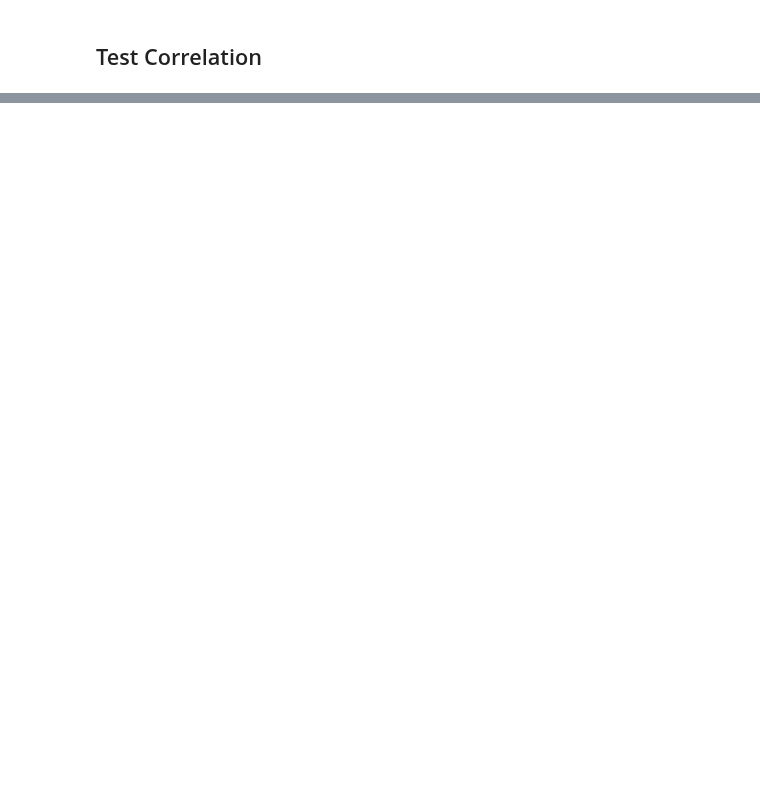
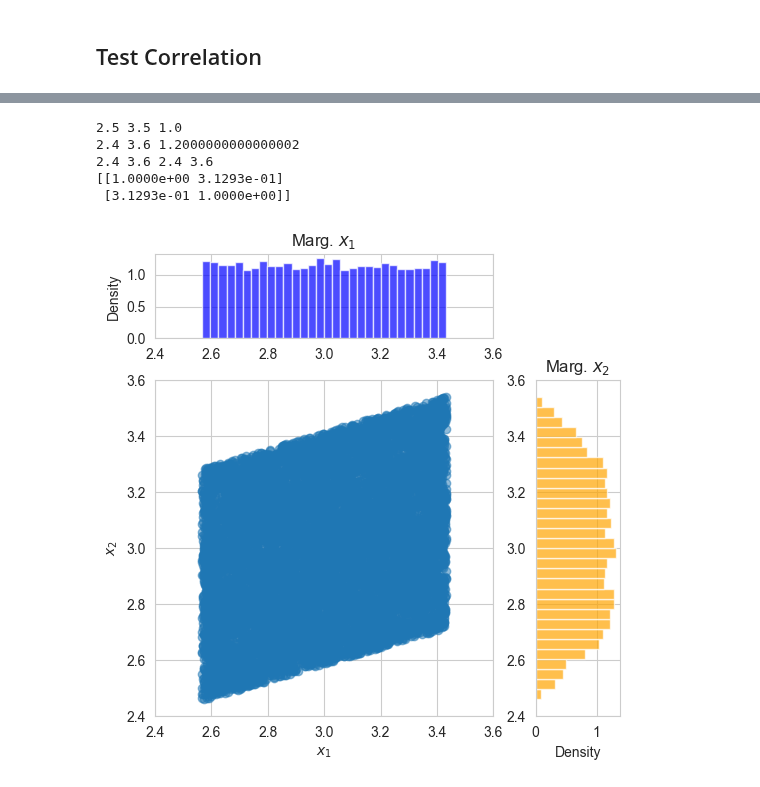
Before and after one commit to empir19nrm02/empir19nrm02, a Jupyter notebook: empir19nrm02/Jupyter/DR2-93_Scalar.ipynb, the cells around one changed output, grey strips where cells are left out. Drawn from its saved outputs; the diff is of its cells as text; code cells hidden in the pictures; blank space fills up the shorter version.

```diff
--- a/empir19nrm02/Jupyter/DR2-93_Scalar.ipynb
+++ b/empir19nrm02/Jupyter/DR2-93_Scalar.ipynb
@@ -290,0 +260,11 @@ print( np.corrcoef(x1, x22))
+# %%
+v3 = generate_corr_numbers(np.ones(2)*mean_x1, np.ones(2)*std_x1, 0.3, Number_of_Trials, distr='uniform')
+showCorrelationMarginal(v3[0], v3[1])
+print( np.corrcoef(v3[0], v3[1]))
+# %% [output]
+2.5 3.5 1.0
+2.4 3.6 1.2000000000000002
+2.4 3.6 2.4 3.6
+[[1.0000e+00 3.1293e-01]
+ [3.1293e-01 1.0000e+00]]
+[figure, added]
```
Also changed, not shown: parts of 11 cells of this notebook, 1 other file.
